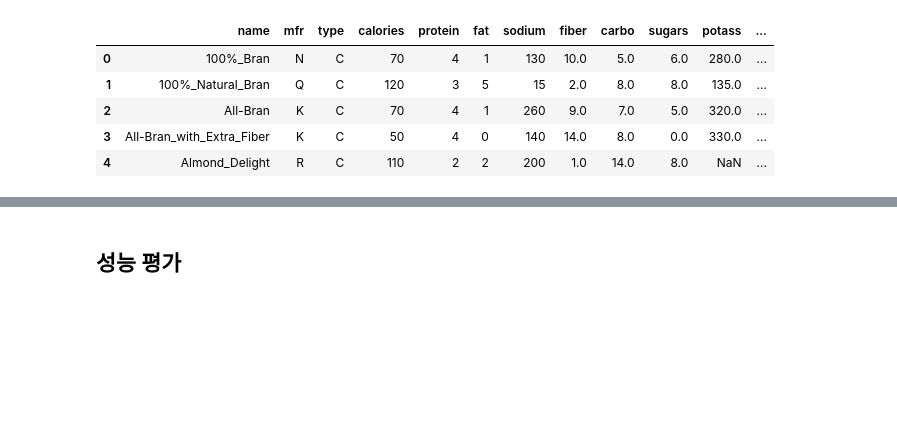
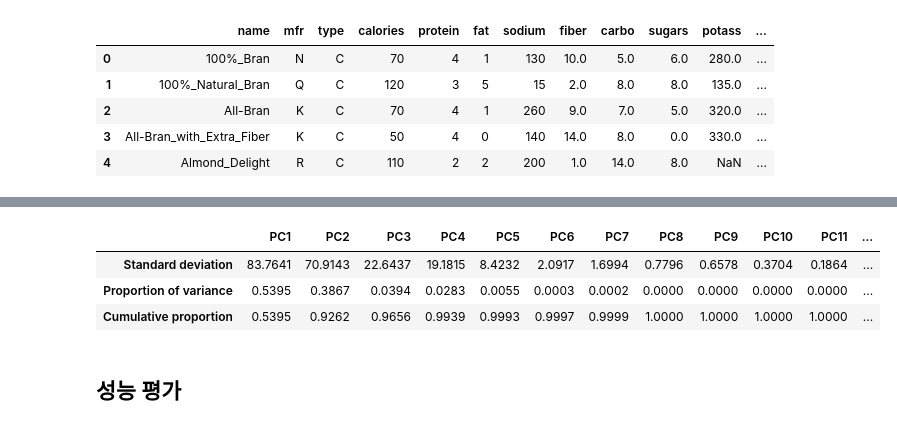
Before and after one commit to JunheeChoi/dm_class, a Jupyter notebook: DM_class_04-mid.ipynb, the cells around one changed output, grey strips where cells are left out. Cells and saved outputs as stored; diff of their text form; code cells hidden in the pictures; blank space fills up the shorter version.

```diff
--- a/DM_class_04-mid.ipynb
+++ b/DM_class_04-mid.ipynb
@@ -281,3 +337,21 @@ plt.show()
+# %%
+# 처음 두 개(이름 및 mtr)을 제외한 시리얼_df 데이터프레임의 모든 열에서 PCA 수행
+# 누락된 값이 있는 행 모두 삭제
+# 3단계에서와 같이 PCA 결과 요약을 작성하되 목록 이해 및 문자열 형식을 사용하여 열 이름을 'PC1', 'PC2' 등으로 지정
+# 데이터 프레임을 소수점 이하 4자리로 반올림
+pcs = PCA()
+pcs.fit(cereals_df.iloc[:,3:].dropna(axis = 0))
+pcsSummary_df = pd.DataFrame({'Standard deviation': np.sqrt(pcs.explained_variance_),
+                              'Proportion of variance': pcs.explained_variance_ratio_,
+                              'Cumulative proportion': np.cumsum(pcs.explained_variance_ratio_)})
+pcsSummary_df = pcsSummary_df.transpose()
+pcsSummary_df.columns = ['PC{}'.format(i) for i in range(1, len(pcsSummary_df.columns)+1)]
+pcsSummary_df.round(4)
+# %% [output]
+|  | PC1 | PC2 | PC3 | PC4 | PC5 | PC6 | PC7 | PC8 | PC9 | PC10 | PC11 | ... |
+| Standard deviation | 83.7641 | 70.9143 | 22.6437 | 19.1815 | 8.4232 | 2.0917 | 1.6994 | 0.7796 | 0.6578 | 0.3704 | 0.1864 | ... |
+| Proportion of variance | 0.5395 | 0.3867 | 0.0394 | 0.0283 | 0.0055 | 0.0003 | 0.0002 | 0.0000 | 0.0000 | 0.0000 | 0.0000 | ... |
+| Cumulative proportion | 0.5395 | 0.9262 | 0.9656 | 0.9939 | 0.9993 | 0.9997 | 0.9999 | 1.0000 | 1.0000 | 1.0000 | 1.0000 | ... |
 # %% [markdown]
 ## 성능 평가
 # %%
```
Also changed, not shown: parts of 11 cells of this notebook.
